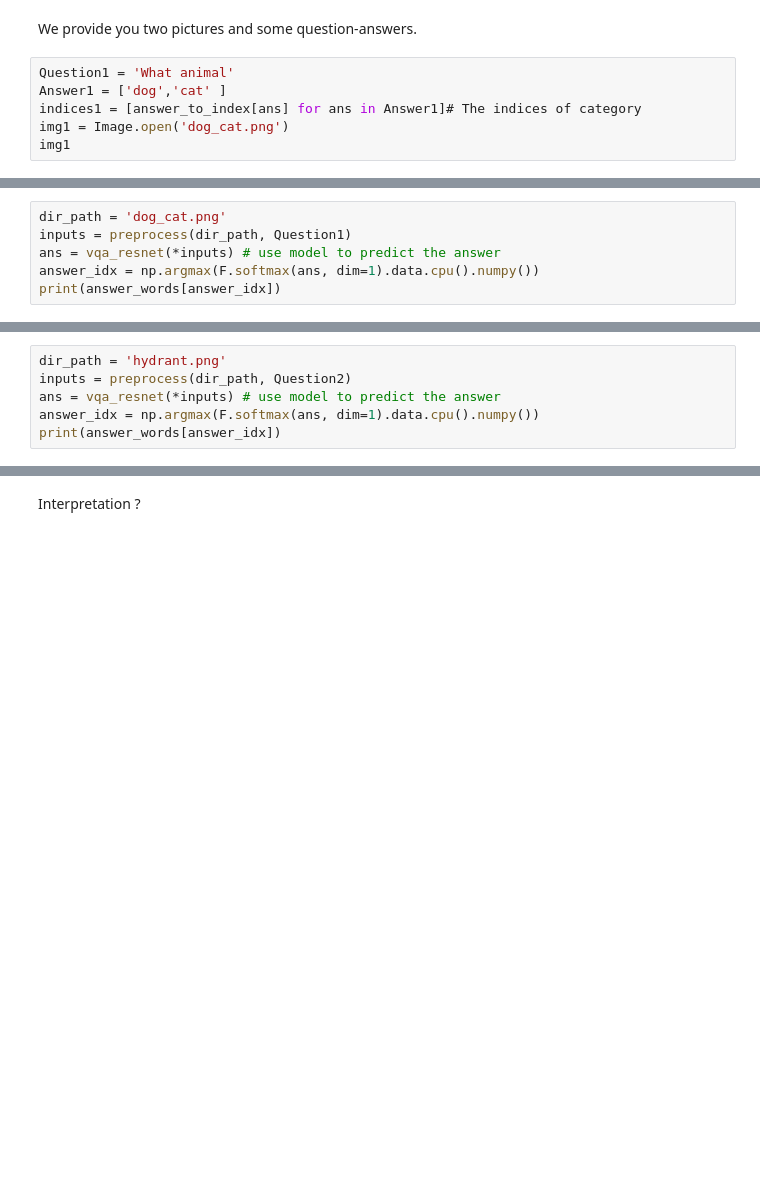
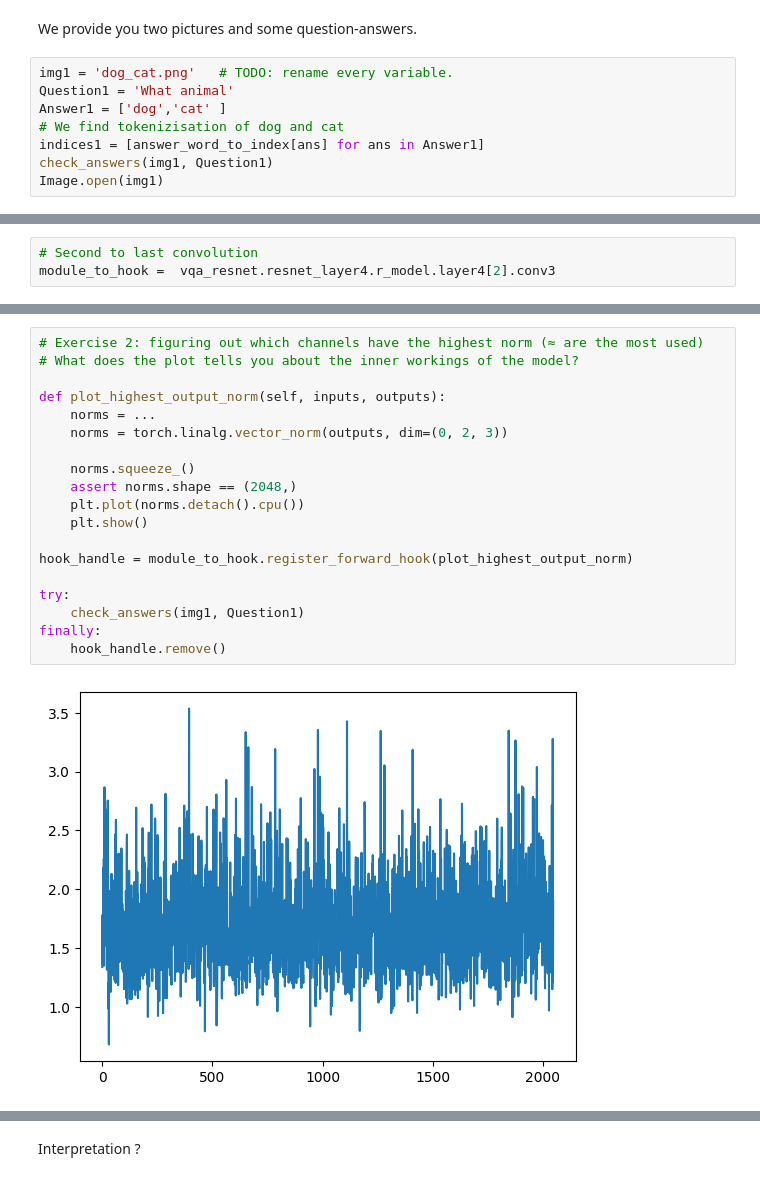
Before and after one commit to jtv199/ai-safety-ml4g, a Jupyter notebook: days/w1d4/gradCam/Grad_CAM_easy_mode_colab.ipynb, the cells around one changed output, grey strips where cells are left out. Saved outputs shown, nothing was run; the diff lists cells and outputs as text; blank space fills up the shorter version.

Commit message:
grad cam: clean the notebook + add hook exercises
Former-commit-id: 296969d94659a90e05c25bd5c04c688621e2ce36

```diff
--- a/days/w1d4/gradCam/Grad_CAM_easy_mode_colab.ipynb
+++ b/days/w1d4/gradCam/Grad_CAM_easy_mode_colab.ipynb
@@ -133,9 +154,11 @@ def preprocess(dir_path, question):
 # %% [markdown]
 We provide you two pictures and some question-answers.
 # %%
+img1 = 'dog_cat.png'   # TODO: rename every variable.
 Question1 = 'What animal'
 Answer1 = ['dog','cat' ]
-indices1 = [answer_to_index[ans] for ans in Answer1]# The indices of category
-img1 = Image.open('dog_cat.png')
-img1
+# We find tokenizisation of dog and cat
+indices1 = [answer_word_to_index[ans] for ans in Answer1]
+check_answers(img1, Question1)
+Image.open(img1)
 # %% [output]
@@ -142,7 +176 @@ img1
 [figure]
-# %%
-dir_path = 'dog_cat.png'
-inputs = preprocess(dir_path, Question1)
-ans = vqa_resnet(*inputs) # use model to predict the answer
-answer_idx = np.argmax(F.softmax(ans, dim=1).data.cpu().numpy())
-print(answer_words[answer_idx])
@@ -158,7 +199 @@ img2
 [figure]
-# %%
-dir_path = 'hydrant.png'
-inputs = preprocess(dir_path, Question2)
-ans = vqa_resnet(*inputs) # use model to predict the answer
-answer_idx = np.argmax(F.softmax(ans, dim=1).data.cpu().numpy())
-print(answer_words[answer_idx])
@@ -166,0 +217,3 @@ green
+# %%
+# Second to last convolution
+module_to_hook =  vqa_resnet.resnet_layer4.r_model.layer4[2].conv3
@@ -166,0 +249,21 @@ green
+# %%
+# Exercise 2: figuring out which channels have the highest norm (≈ are the most used)
+# What does the plot tells you about the inner workings of the model?
+
+def plot_highest_output_norm(self, inputs, outputs):
+    norms = ...
+    norms = torch.linalg.vector_norm(outputs, dim=(0, 2, 3))
+
+    norms.squeeze_()
+    assert norms.shape == (2048,)
+    plt.plot(norms.detach().cpu())
+    plt.show()
+
+hook_handle = module_to_hook.register_forward_hook(plot_highest_output_norm)
+
+try:
+    check_answers(img1, Question1)
+finally:
+    hook_handle.remove()
+# %% [output]
+[figure, added]
```
Also changed, not shown: parts of 33 cells of this notebook.
